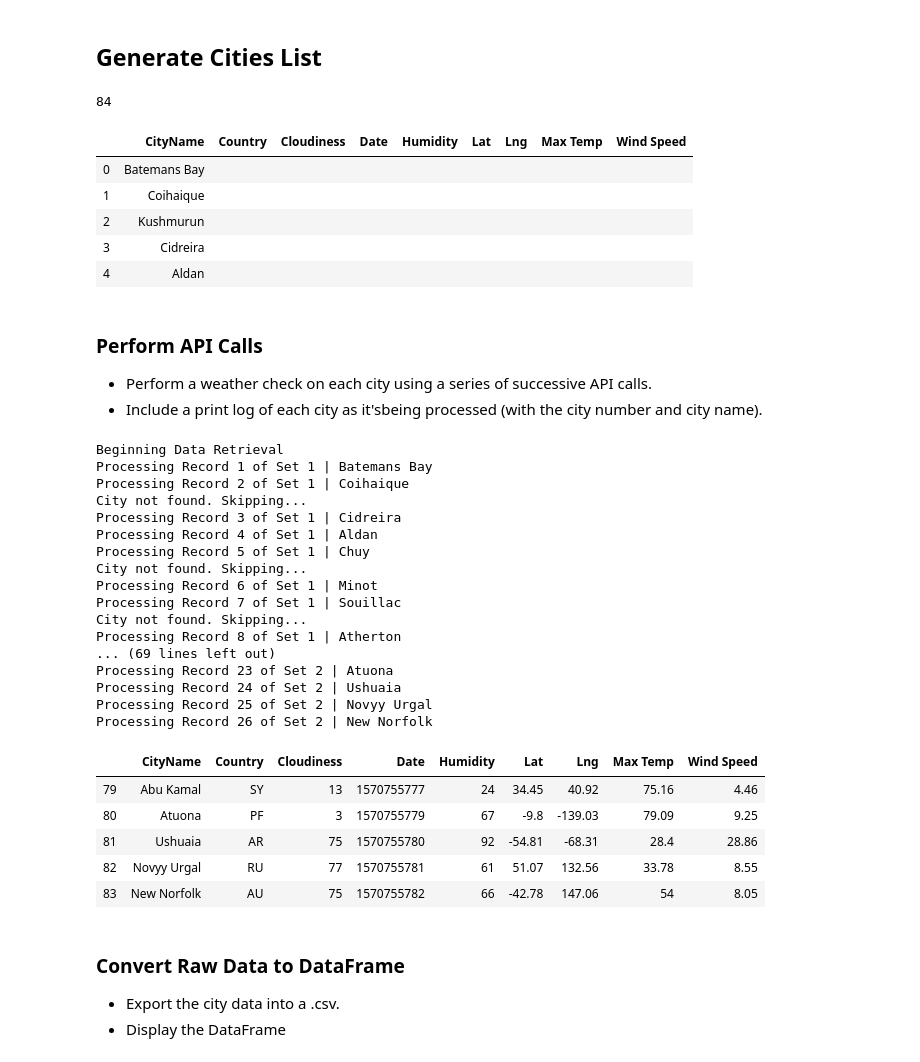
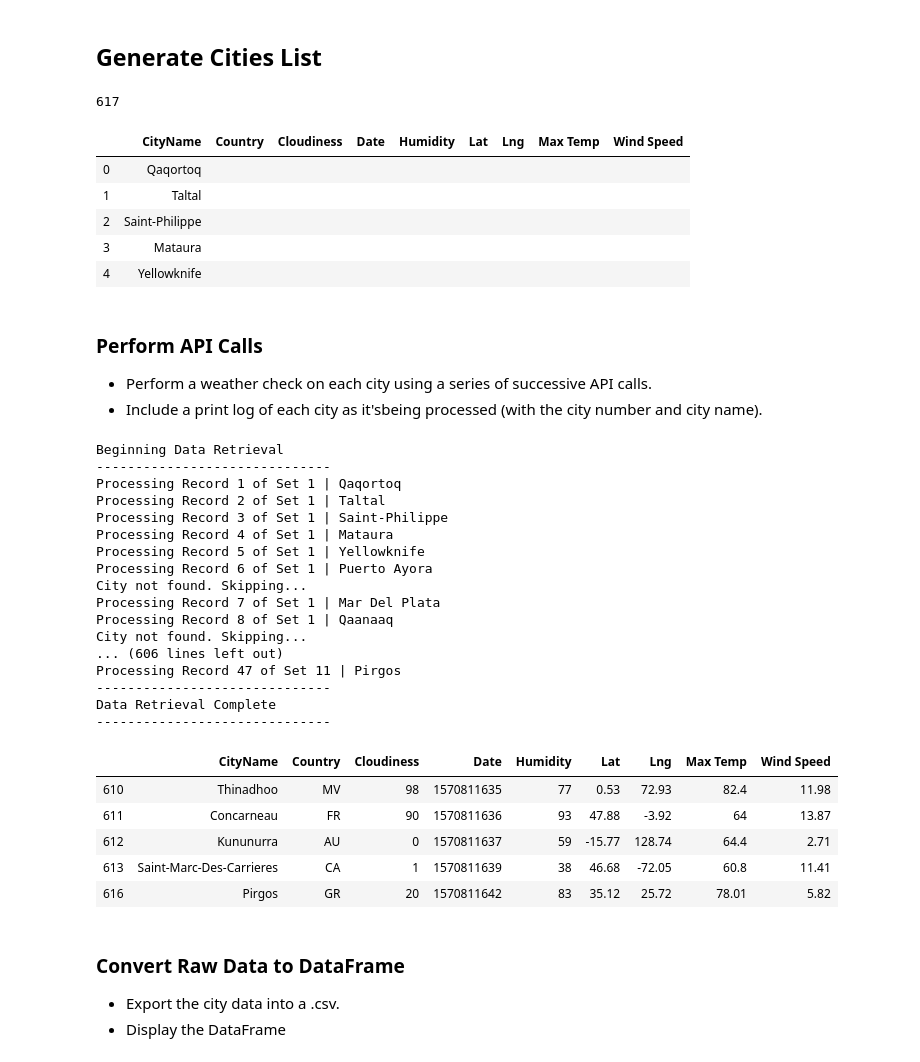
Before and after one commit to ErinMandell/python-api-challenge, a Jupyter notebook: Mandell-Weather2.ipynb, the cells around one changed output. Saved outputs shown, nothing was run; the diff lists cells and outputs as text; code cells hidden in the pictures.

```diff
--- a/Mandell-Weather2.ipynb
+++ b/Mandell-Weather2.ipynb
@@ -30,44 +30,44 @@ lat_lngs = []
 cities = []
 
 # Create a set of random lat and lng combinations
-lats = np.random.uniform(low=-90.000, high=90.000, size=100)
-lngs = np.random.uniform(low=-180.000, high=180.000, size=100)
+lats = np.random.uniform(low=-90.000, high=90.000, size=1500)
+lngs = np.random.uniform(low=-180.000, high=180.000, size=1500)
 lat_lngs = zip(lats, lngs)
 
 
 # Identify nearest city for each lat, lng combination
 for lat_lng in lat_lngs:
     city = citipy.nearest_city(lat_lng[0], lat_lng[1]).city_name
 
     # If the city is unique, then add it to a our cities list
     if city not in cities:
         cities.append(city)
 
 # Create a DataFrame to hold the cities data
 cities_df=pd.DataFrame(cities)
 
 cities_df["Country"]=""
 cities_df["Cloudiness"]=""
 cities_df["Date"]=""
 cities_df["Humidity"]=""
 cities_df["Lat"]=""
 cities_df["Lng"]=""
 cities_df["Max Temp"]=""
 cities_df["Wind Speed"]=""
 cities_df=cities_df.rename(columns={0:"CityName"})
 cities_df['CityName'] = (cities_df['CityName'].str.title())
 
 unique = len(cities_df['CityName'].unique())
 print(unique)
 cities_df.head()
 # %% [output]
-84
+617
 |  | CityName | Country | Cloudiness | Date | Humidity | Lat | Lng | Max Temp | Wind Speed |
-| 0 | Batemans Bay |  |  |  |  |  |  |  |  |
-| 1 | Coihaique |  |  |  |  |  |  |  |  |
-| 2 | Kushmurun |  |  |  |  |  |  |  |  |
-| 3 | Cidreira |  |  |  |  |  |  |  |  |
-| 4 | Aldan |  |  |  |  |  |  |  |  |
+| 0 | Qaqortoq |  |  |  |  |  |  |  |  |
+| 1 | Taltal |  |  |  |  |  |  |  |  |
+| 2 | Saint-Philippe |  |  |  |  |  |  |  |  |
+| 3 | Mataura |  |  |  |  |  |  |  |  |
+| 4 | Yellowknife |  |  |  |  |  |  |  |  |
 # %% [markdown]
 ### Perform API Calls
 * Perform a weather check on each city using a series of successive API calls.
@@ -81,6 +81,7 @@ notfound = []
 record = 0
 set = 1
 print("Beginning Data Retrieval")
+print("-"*30)
 
 # Build query URL, get weather data for each city:
 for index, row in cities_df.iterrows():
@@ -95,7 +96,7 @@ for index, row in cities_df.iterrows():
         record = 0
         set += 1
 
-    #sleep for 1 second to call only 60 per minute
+    #sleep for 1 second to limit calls to 60 per minute
     time.sleep(1)
 
     #append each weather response to weatherdata list
@@ -117,24 +118,28 @@ for index, row in cities_df.iterrows():
     except (KeyError, IndexError):
         notfound.append(index)
         print("City not found. Skipping...")
+
+print("-"*30)
+print("Data Retrieval Complete")
+print("-"*30)
 # %% [output]
 Beginning Data Retrieval
-Processing Record 1 of Set 1 | Batemans Bay
-Processing Record 2 of Set 1 | Coihaique
+------------------------------
+Processing Record 1 of Set 1 | Qaqortoq
+Processing Record 2 of Set 1 | Taltal
+Processing Record 3 of Set 1 | Saint-Philippe
+Processing Record 4 of Set 1 | Mataura
+Processing Record 5 of Set 1 | Yellowknife
+Processing Record 6 of Set 1 | Puerto Ayora
 City not found. Skipping...
-Processing Record 3 of Set 1 | Cidreira
-Processing Record 4 of Set 1 | Aldan
-Processing Record 5 of Set 1 | Chuy
+Processing Record 7 of Set 1 | Mar Del Plata
+Processing Record 8 of Set 1 | Qaanaaq
 City not found. Skipping...
-Processing Record 6 of Set 1 | Minot
-Processing Record 7 of Set 1 | Souillac
-City not found. Skipping...
-Processing Record 8 of Set 1 | Atherton
-... (69 lines left out)
-Processing Record 23 of Set 2 | Atuona
-Processing Record 24 of Set 2 | Ushuaia
-Processing Record 25 of Set 2 | Novyy Urgal
-Processing Record 26 of Set 2 | New Norfolk
+... (606 lines left out)
+Processing Record 47 of Set 11 | Pirgos
+------------------------------
+Data Retrieval Complete
+------------------------------
 # %%
 #drop rows with incomplete data, print df
 cities_df=cities_df.drop(notfound)
@@ -143,11 +148,11 @@ cities_df=cities_df.drop(notfound)
 cities_df.tail()
 # %% [output]
 |  | CityName | Country | Cloudiness | Date | Humidity | Lat | Lng | Max Temp | Wind Speed |
-| 79 | Abu Kamal | SY | 13 | 1570755777 | 24 | 34.45 | 40.92 | 75.16 | 4.46 |
-| 80 | Atuona | PF | 3 | 1570755779 | 67 | -9.8 | -139.03 | 79.09 | 9.25 |
-| 81 | Ushuaia | AR | 75 | 1570755780 | 92 | -54.81 | -68.31 | 28.4 | 28.86 |
-| 82 | Novyy Urgal | RU | 77 | 1570755781 | 61 | 51.07 | 132.56 | 33.78 | 8.55 |
-| 83 | New Norfolk | AU | 75 | 1570755782 | 66 | -42.78 | 147.06 | 54 | 8.05 |
+| 610 | Thinadhoo | MV | 98 | 1570811635 | 77 | 0.53 | 72.93 | 82.4 | 11.98 |
+| 611 | Concarneau | FR | 90 | 1570811636 | 93 | 47.88 | -3.92 | 64 | 13.87 |
+| 612 | Kununurra | AU | 0 | 1570811637 | 59 | -15.77 | 128.74 | 64.4 | 2.71 |
+| 613 | Saint-Marc-Des-Carrieres | CA | 1 | 1570811639 | 38 | 46.68 | -72.05 | 60.8 | 11.41 |
+| 616 | Pirgos | GR | 20 | 1570811642 | 83 | 35.12 | 25.72 | 78.01 | 5.82 |
 # %% [markdown]
 ### Convert Raw Data to DataFrame
 * Export the city data into a .csv.
```
Also changed, not shown: parts of 8 cells of this notebook, 6 other files.
